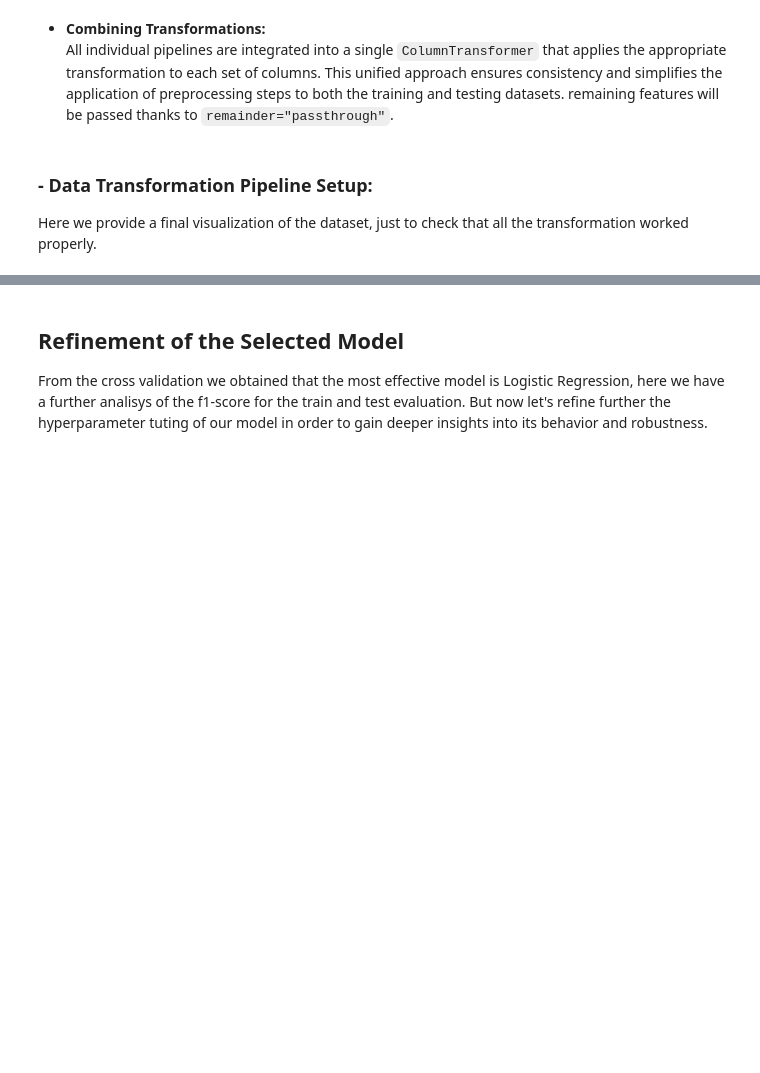
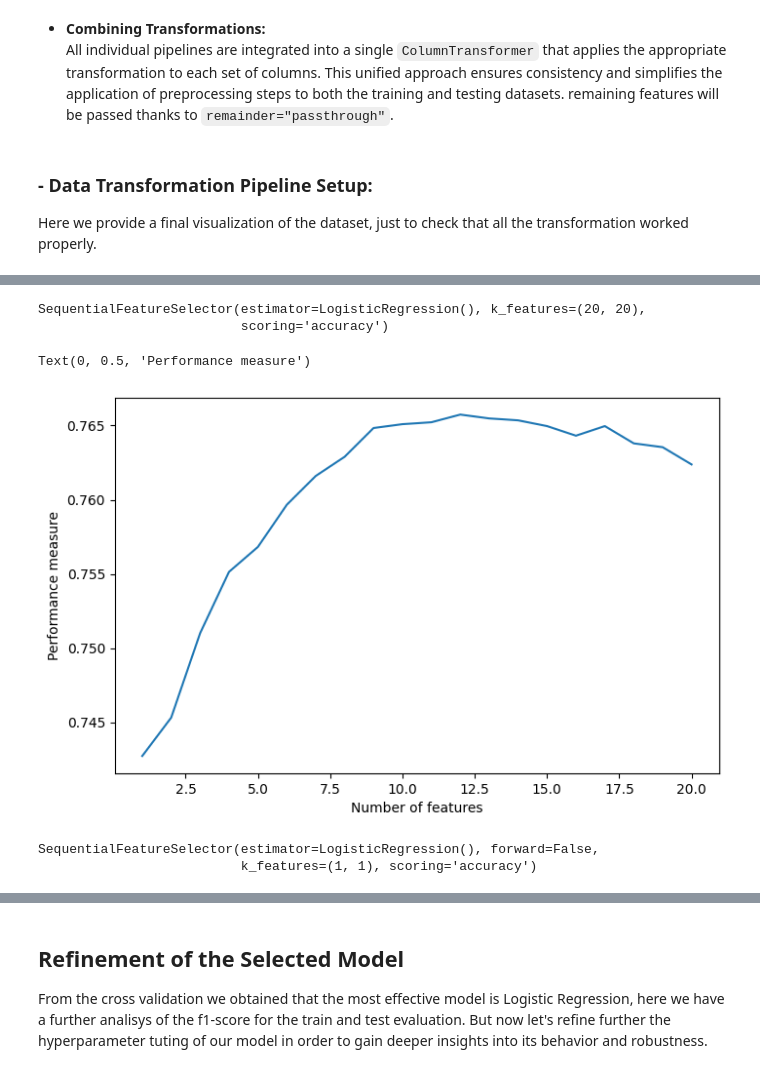
Before and after one commit to brusati04/ML_project, a Jupyter notebook: main.ipynb, the cells around one changed output, grey strips where cells are left out. Drawn from its saved outputs; the diff is of its cells as text; code cells hidden in the pictures; blank space fills up the shorter version.

```diff
--- a/main.ipynb
+++ b/main.ipynb
@@ -356,0 +471,32 @@ for estimator in scores['estimator']:
+# %%
+sfs1 = SFS(LogisticRegression(),
+           k_features = 20,
+           forward=True, #False for backward
+           scoring='accuracy',
+           cv = 5
+        )
+sfs1.fit(X_train, y_train)
+# %% [output]
+SequentialFeatureSelector(estimator=LogisticRegression(), k_features=(20, 20),
+                          scoring='accuracy')
+# %%
+scores = sfs1.get_metric_dict()
+fig = plt.figure(figsize = (8,5))
+ax = fig.add_subplot()
+ax.plot(list(scores.keys()),[v['avg_score'] for v in scores.values()])
+ax.set_xlabel('Number of features')
+ax.set_ylabel('Performance measure')
+# %% [output]
+Text(0, 0.5, 'Performance measure')
+[figure, added]
+# %%
+sfs2 = SFS(LogisticRegression(),
+           k_features=1,
+           forward=False,
+           scoring='accuracy',
+           cv=5
+        )
+sfs2.fit(X_train, y_train)
+# %% [output]
+SequentialFeatureSelector(estimator=LogisticRegression(), forward=False,
+                          k_features=(1, 1), scoring='accuracy')
```
Also changed, not shown: parts of 61 cells of this notebook, 2 other files.
